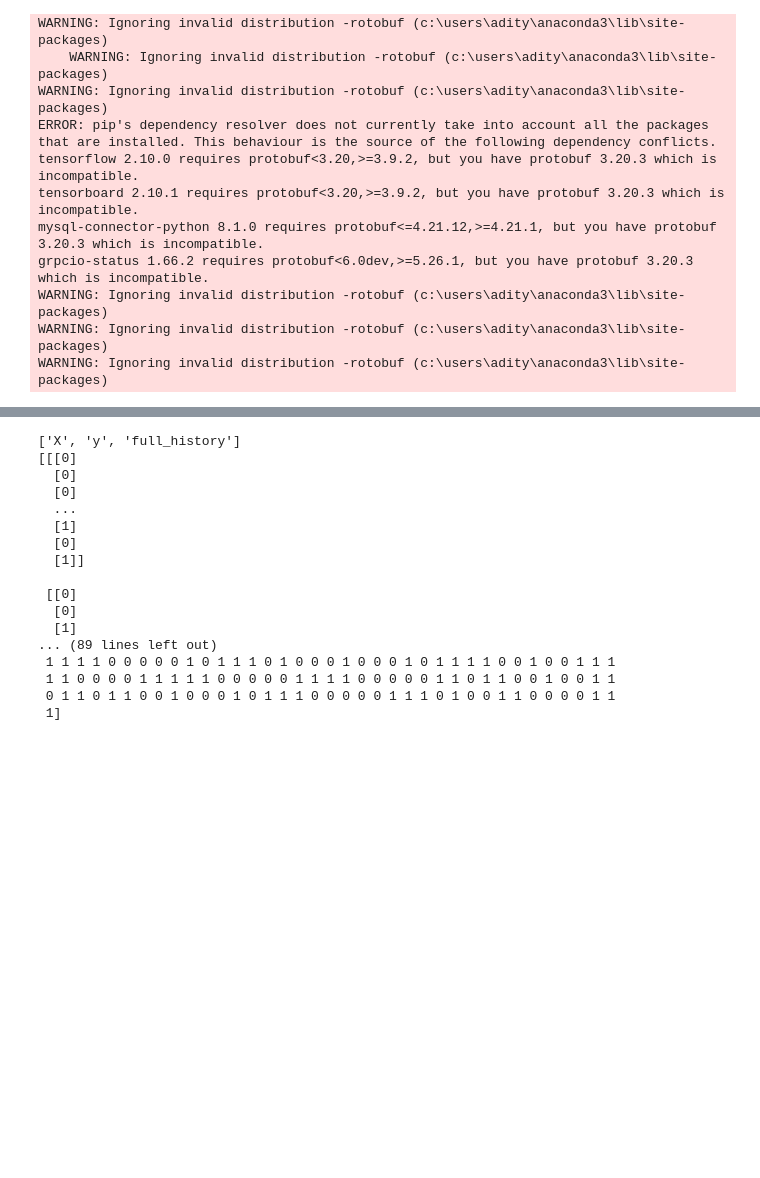
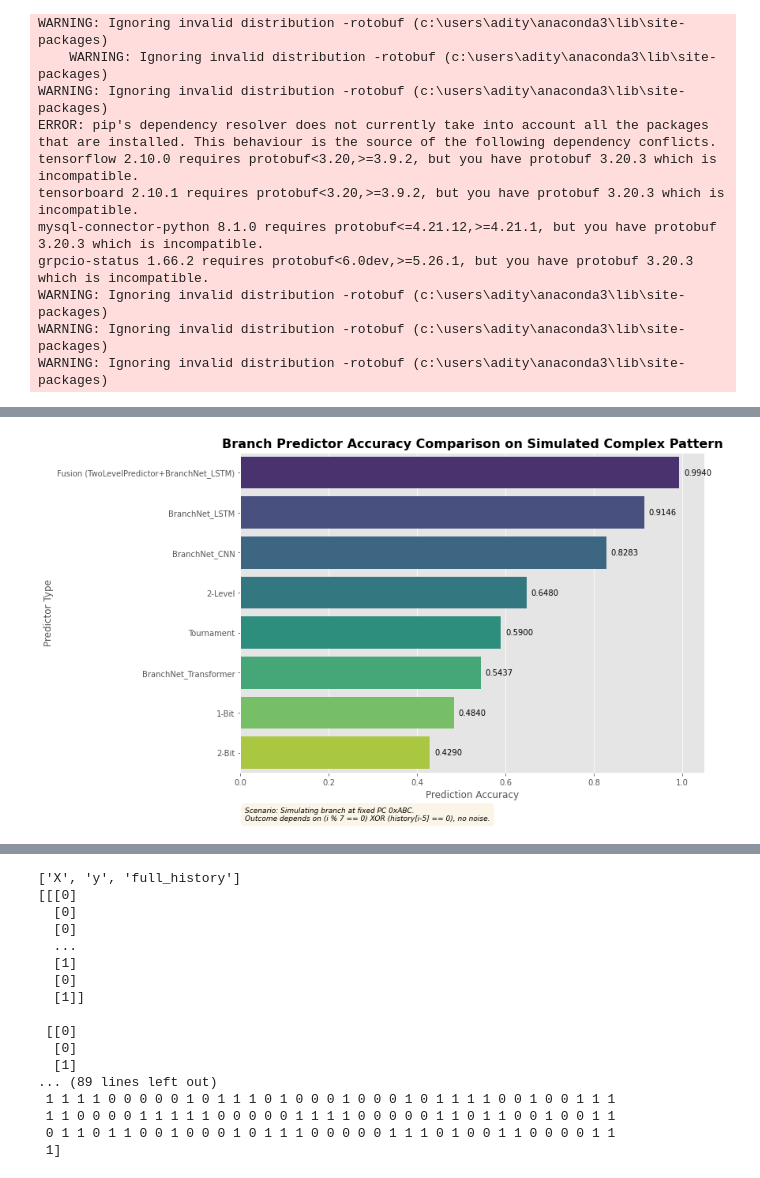
Before and after one commit to NeuroNut/Branch-prediction-algorithms-Adv-Computer-Architechture, a Jupyter notebook: simulate_predictors.ipynb, the cells around one changed output, grey strips where cells are left out. Cells and saved outputs as stored; diff of their text form; code cells hidden in the pictures; blank space fills up the shorter version.

```diff
--- a/simulate_predictors.ipynb
+++ b/simulate_predictors.ipynb
@@ -418,7 +413,73 @@ IndentationError: expected an indented block (2087232769.py, line 276)
 # %%
-for name in ["1-Bit", "2-Bit", "2-Level", "Tournament"]:
-    print(f"{name:>20}: {accuracies.get(name, 0.0):.4f} Accuracy")
-    # Print ML models
-for name in sorted(ml_models.keys()):
-    print(f"{name:>20}: {accuracies.get(name, 0.0):.4f} Accuracy")
+# visualization.py (or run this in a Jupyter cell)
+
+import matplotlib.pyplot as plt
+import seaborn as sns
+import pandas as pd
+
+# --- Results Data (from your output) ---
+results_data = {
+    "1-Bit": 0.4840,
+    "2-Bit": 0.4290,
+    "2-Level": 0.6480,
+    "Tournament": 0.5900,
+    "BranchNet_CNN": 0.8283,
+    "BranchNet_LSTM": 0.9146,
+    "BranchNet_Transformer": 0.5437,
+    "Fusion (TwoLevelPredictor+BranchNet_LSTM)": 0.9940
+}
+
+# --- Prepare Data for Plotting ---
+predictors = list(results_data.keys())
+accuracies = list(results_data.values())
+
+# Create a Pandas DataFrame for easier plotting with Seaborn
+df = pd.DataFrame({'Predictor': predictors, 'Accuracy': accuracies})
+
+# Sort by accuracy for better visualization
+df = df.sort_values(by='Accuracy', ascending=False)
+
+# --- Create Visualization ---
+
+plt.style.use('ggplot') # Use a clean Seaborn style
+
+plt.figure(figsize=(12, 7)) # Adjust figure size for better readability
+
+# Create the bar plot
+barplot = sns.barplot(x='Accuracy', y='Predictor', data=df, palette='viridis', orient='h')
+
+# Add accuracy values on the bars
+for index, value in enumerate(df['Accuracy']):
+    plt.text(value + 0.01, # Position text slightly to the right of the bar
+             index, # Y-position aligned with the bar center
+             f'{value:.4f}', # Format accuracy to 4 decimal places
+             va='center', # Vertical alignment
+             fontsize=10,
+             color='black')
+
+# Add titles and labels
+plt.title('Branch Predictor Accuracy Comparison on Simulated Complex Pattern', fontsize=16, fontweight='bold')
+plt.xlabel('Prediction Accuracy', fontsize=12)
+plt.ylabel('Predictor Type', fontsize=12)
+plt.xlim(0, 1.05) # Set x-axis limits (slightly > 1 for text placement)
+plt.xticks(fontsize=10)
+plt.yticks(fontsize=10)
+
+# Add a descriptive annotation about the scenario
+scenario_text = ("Scenario: Simulating branch at fixed PC 0xABC.\n"
+                 "Outcome depends on (i % 7 == 0) XOR (history[i-5] == 0), no noise.")
+plt.text(0.01, -0.15, scenario_text, transform=plt.gca().transAxes, # Position relative to axes
+         fontsize=9, style='italic', bbox=dict(boxstyle='round,pad=0.5', fc='wheat', alpha=0.3))
+
+
+plt.tight_layout() # Adjust layout to prevent labels overlapping
+
+# Save the figure
+plt.savefig('predictor_accuracy_comparison.png', dpi=300)
+
+# Show the plot (if running in an environment that supports it, like Jupyter)
+plt.show()
+
+print("Visualization saved as predictor_accuracy_comparison.png")
 # %% [output]
+[figure, added]
```
Also changed, not shown: parts of 4 cells of this notebook, 9 other files.
